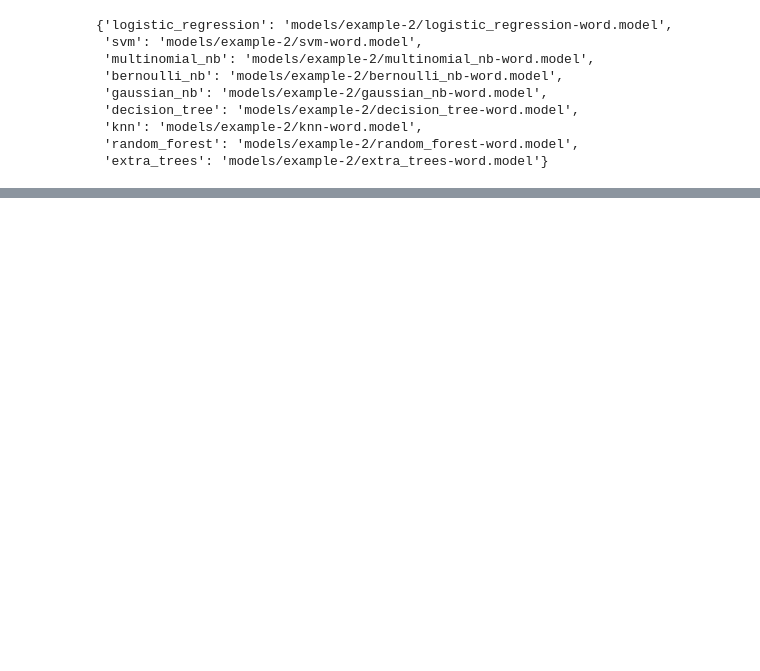
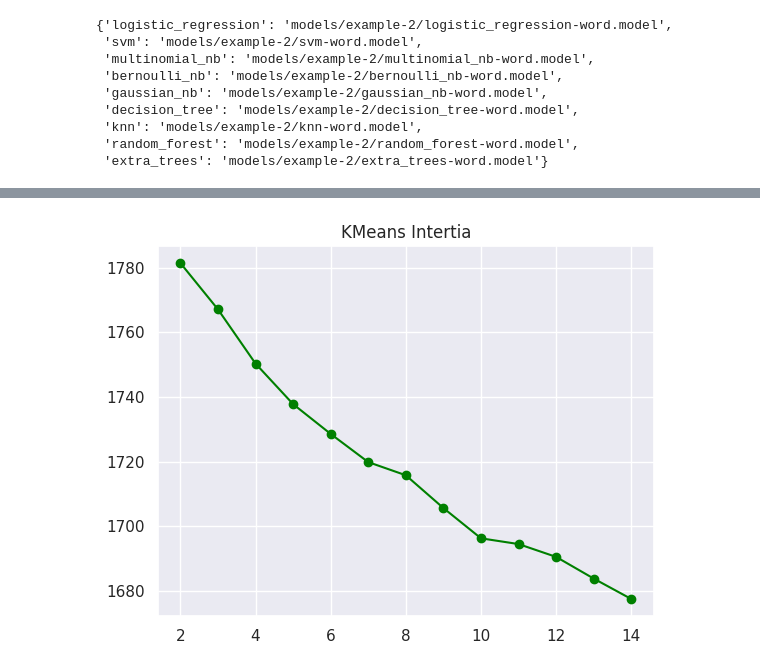
Before and after one commit to anand817/ml-classification, a Jupyter notebook: example-2.ipynb, the cells around one changed output, grey strips where cells are left out. Saved outputs shown, nothing was run; the diff lists cells and outputs as text; code cells hidden in the pictures; blank space fills up the shorter version.

```diff
--- a/example-2.ipynb
+++ b/example-2.ipynb
@@ -301,3 +304,19 @@ test(s='podcasters  look to net money nasa is doing it  14-year-old boys in bedr
 'confidence values: [[0. 0. 0. 0. 1.]]'
 'model decision_tree: predict class: sport'
 ... (7 outputs left out)
+# %%
+X_tfidf = pd.concat([pd.DataFrame(x_tfidf_word_train), pd.DataFrame(x_tfidf_word_test)])
+# %%
+kmeans = KMeans()
+n_clusters = np.arange(2,15)
+inertia = []
+for k in n_clusters:
+    kmeans.set_params(n_clusters=k)
+    kmeans.fit(X_tfidf)
+    inertia.append(kmeans.inertia_)
+
+plt.title("KMeans Intertia")
+plt.plot(n_clusters, inertia, color="green", marker="o")
+plt.show()
+# %% [output]
+[figure, added]
```
Also changed, not shown: parts of 5 cells of this notebook, 2 other files.
